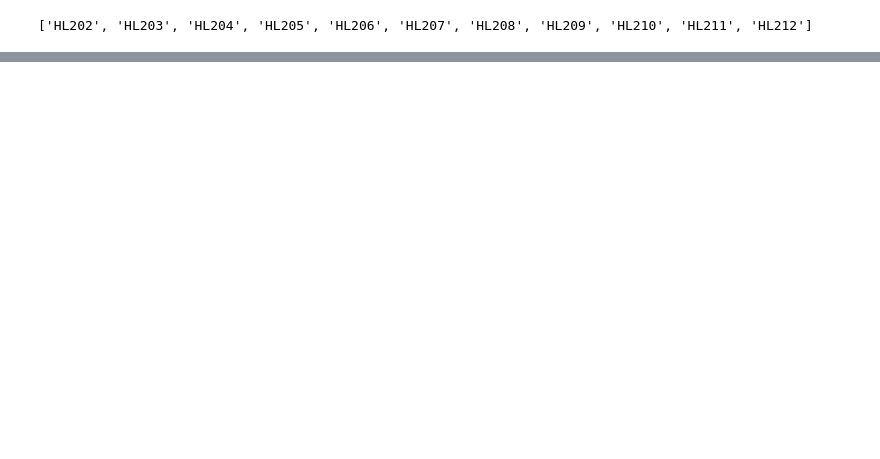
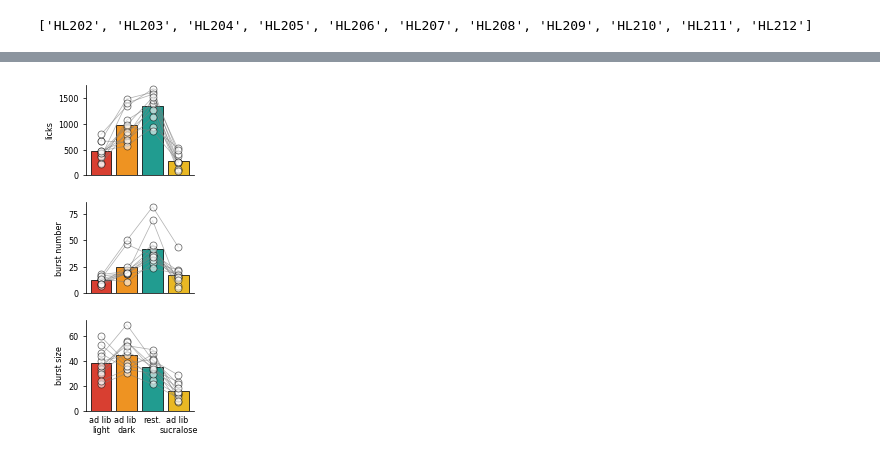
Before and after one commit to linneavolcko/hislight, a Jupyter notebook: notebooks/fig1_behavior.ipynb, the cells around one changed output, grey strips where cells are left out. Saved outputs shown, nothing was run; the diff lists cells and outputs as text; code cells hidden in the pictures; blank space fills up the shorter version.

```diff
--- a/notebooks/fig1_behavior.ipynb
+++ b/notebooks/fig1_behavior.ipynb
@@ -97 +136,55 @@ Text(0, 0.5, 'licks')
+# %%
+# licks, burst number, burst size
+
+f,ax=plt.subplots(figsize=(2.5, 6), nrows=3, sharex= True, gridspec_kw={"hspace": 0.3, "left":0.3})
+plt.subplots_adjust(wspace=0.3)
+
+
+tp.barscatter([adlib_light_means["licks"], adlib_dark_means["licks"], restricted_dark_means["licks"], adlib_sucralose_means["licks"]],
+              paired=True,
+              barfacecolor_option='individual',
+              barfacecolor=colors,
+              scattersize=70,
+              #grouplabel= ["ad lib \nlight", "ad lib \ndark", "rest.", "ad lib \nsucralose"],
+              scatteralpha=0.6,
+              fontsize=8,
+              ax=ax[0])
+
+tp.barscatter([adlib_light_means["burst number"], adlib_dark_means["burst number"],
+               restricted_dark_means["burst number"], adlib_sucralose_means["burst number"]],
+              paired=True,
+              barfacecolor_option='individual',
+              barfacecolor=colors,
+              scattersize=70,
+              #grouplabel= ["ad lib \nlight", "ad lib \ndark", "rest.", "ad lib \nsucralose"],
+              scatteralpha=0.6,
+              fontsize=8,
+              ax=ax[1])
+
+tp.barscatter([adlib_light_means["burst size"], adlib_dark_means["burst size"],
+               restricted_dark_means["burst size"], adlib_sucralose_means["burst size"]],
+              paired=True,
+              barfacecolor_option='individual',
+              barfacecolor=colors,
+              scattersize=70,
+              grouplabel= ["ad lib \nlight", "ad lib \ndark", "rest.", "ad lib \nsucralose"],
+              scatteralpha=0.6,
+              fontsize=8,
+              ax=ax[2])
+
+ax[0].set_ylabel("licks", fontsize=8)
+ax[1].set_ylabel("burst number", fontsize=8)
+ax[2].set_ylabel("burst size", fontsize=8)
+
+for tick in ax[0].yaxis.get_majorticklabels():
+    tick.set_fontsize(8)
+for tick in ax[1].yaxis.get_majorticklabels():
+    tick.set_fontsize(8)
+for tick in ax[2].yaxis.get_majorticklabels():
+    tick.set_fontsize(8)
+
+
+f.savefig("C:\\Users\\kvo019\\OneDrive - UiT Office 365\\Pipette 2\\People\\Linnea\\Manuscripts\\hislight paper\\figures\\licks_and_microstructure.pdf")
+# %% [output]
+[figure, added]
 # %%
```
Also changed, not shown: parts of 22 cells of this notebook, 20 other files.
